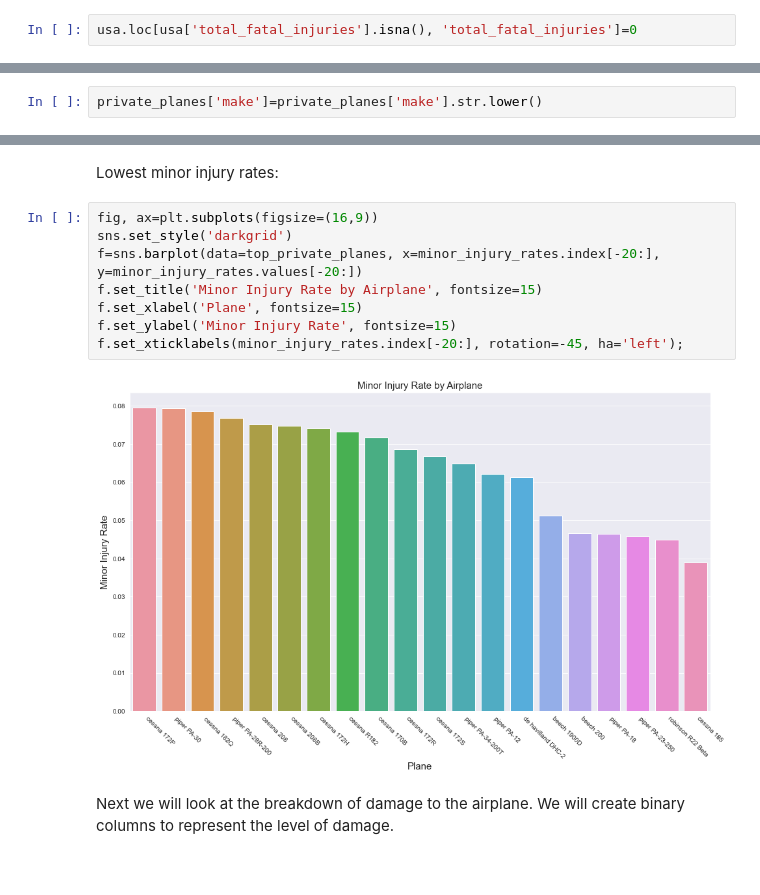
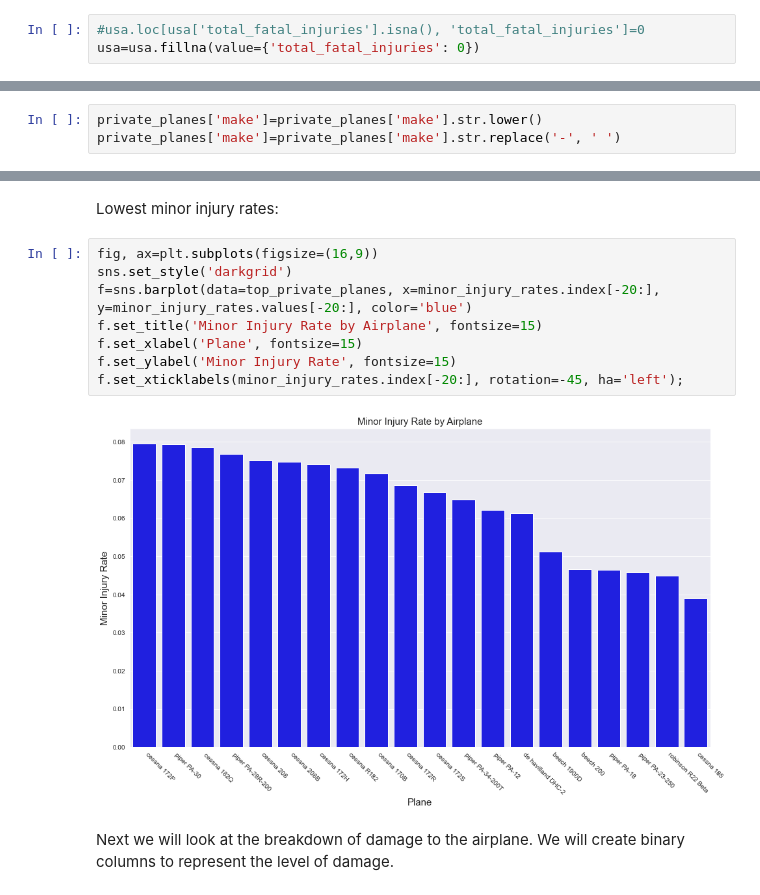
Before and after one commit to jtjohn172/Aviation-Data-Analysis-Project, a Jupyter notebook: notebooks/private-planes.ipynb, the cells around one changed output, grey strips where cells are left out. Drawn from its saved outputs; the diff is of its cells as text.

```diff
--- a/notebooks/private-planes.ipynb
+++ b/notebooks/private-planes.ipynb
@@ -45,4 +45,5 @@ usa=df.loc[(df['country']=='United States') & (df['event_date']>='2001-11-19')]
 # %% [markdown]
 Next, we will clean up some of the columns which have missing values. We will begin with the columns containing data on injuries and fatalities. From examining the "Injury Severity" column we can see that all the missing values in the "Total_Fatal_Injuries" column correspond to a value of "Non-Fatal" in "Injury_Severity". Therefore we will see these missing values equal to zero in the "Total_Fatal_Injuries" column.
 # %%
-usa.loc[usa['total_fatal_injuries'].isna(), 'total_fatal_injuries']=0
+#usa.loc[usa['total_fatal_injuries'].isna(), 'total_fatal_injuries']=0
+usa=usa.fillna(value={'total_fatal_injuries': 0})
@@ -128,6 +111,7 @@ private_planes=private_planes.dropna(subset=['make', 'model'])
 We will also clean up some duplicate names in the 'Make' column.
 # %%
 private_planes['make']=private_planes['make'].str.lower()
+private_planes['make']=private_planes['make'].str.replace('-', ' ')
 # %% [output]
 A value is trying to be set on a copy of a slice from a DataFrame.
 Try using .loc[row_indexer,col_indexer] = value instead
@@ -235,13 +224,13 @@ Lowest minor injury rates:
 # %%
 fig, ax=plt.subplots(figsize=(16,9))
 sns.set_style('darkgrid')
-f=sns.barplot(data=top_private_planes, x=minor_injury_rates.index[-20:], y=minor_injury_rates.values[-20:])
+f=sns.barplot(data=top_private_planes, x=minor_injury_rates.index[-20:], y=minor_injury_rates.values[-20:], color='blue')
 f.set_title('Minor Injury Rate by Airplane', fontsize=15)
 f.set_xlabel('Plane', fontsize=15)
 f.set_ylabel('Minor Injury Rate', fontsize=15)
 f.set_xticklabels(minor_injury_rates.index[-20:], rotation=-45, ha='left');
 # %% [output]
-[figure, old version]
+[figure, new version]
 # %% [markdown]
 Next we will look at the breakdown of damage to the airplane. We will create binary columns to represent the level of damage.
 # %%
```
Also changed, not shown: parts of 12 cells of this notebook.
